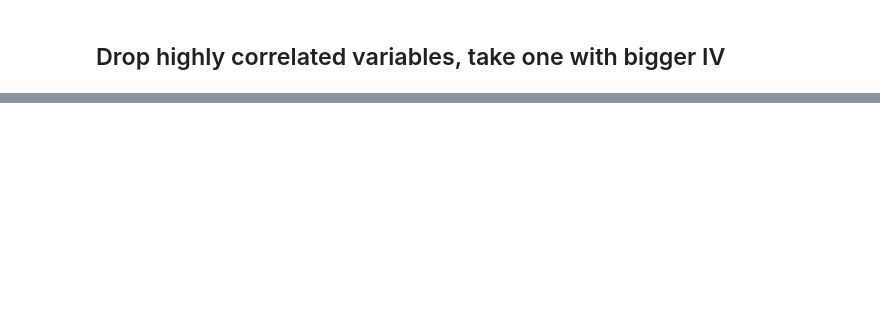
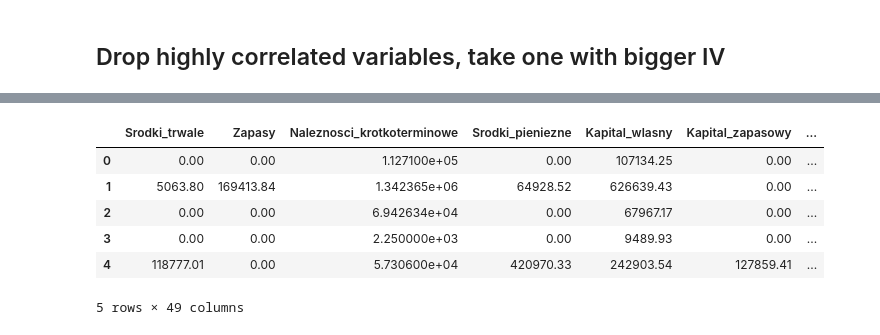
Before and after one commit to wojtek2288/interpretowalnosc, a Jupyter notebook: projekt.ipynb, the cells around one changed output, grey strips where cells are left out. Drawn from its saved outputs; the diff is of its cells as text; code cells hidden in the pictures; blank space fills up the shorter version.

```diff
--- a/projekt.ipynb
+++ b/projekt.ipynb
@@ -288,0 +290,10 @@ X_train, X_test, y_train, y_test = train_test_split(features, target, test_size=
+# %%
+data.head()
+# %% [output]
+|  | Srodki_trwale | Zapasy | Naleznosci_krotkoterminowe | Srodki_pieniezne | Kapital_wlasny | Kapital_zapasowy | ... |
+| 0 | 0.00 | 0.00 | 1.127100e+05 | 0.00 | 107134.25 | 0.00 | ... |
+| 1 | 5063.80 | 169413.84 | 1.342365e+06 | 64928.52 | 626639.43 | 0.00 | ... |
+| 2 | 0.00 | 0.00 | 6.942634e+04 | 0.00 | 67967.17 | 0.00 | ... |
+| 3 | 0.00 | 0.00 | 2.250000e+03 | 0.00 | 9489.93 | 0.00 | ... |
+| 4 | 118777.01 | 0.00 | 5.730600e+04 | 420970.33 | 242903.54 | 127859.41 | ... |
+5 rows × 49 columns
```
Also changed, not shown: parts of 18 cells of this notebook, 2 other files.
